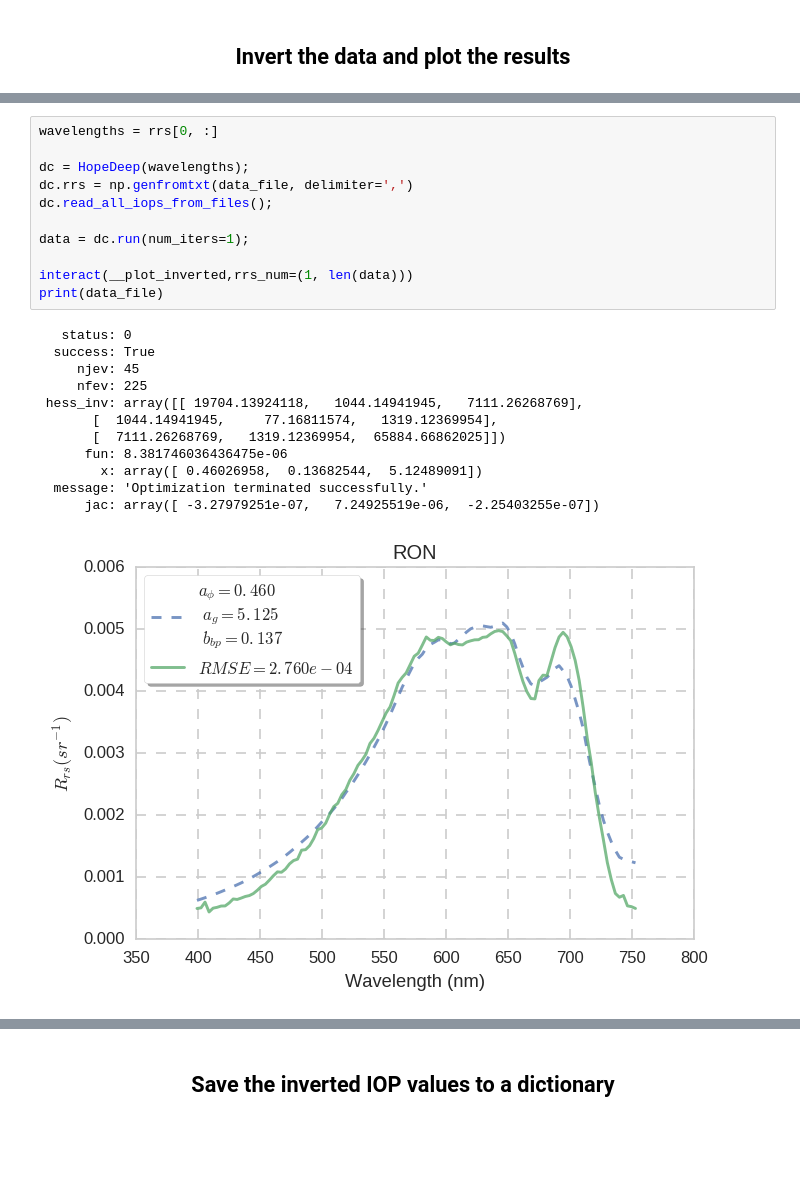
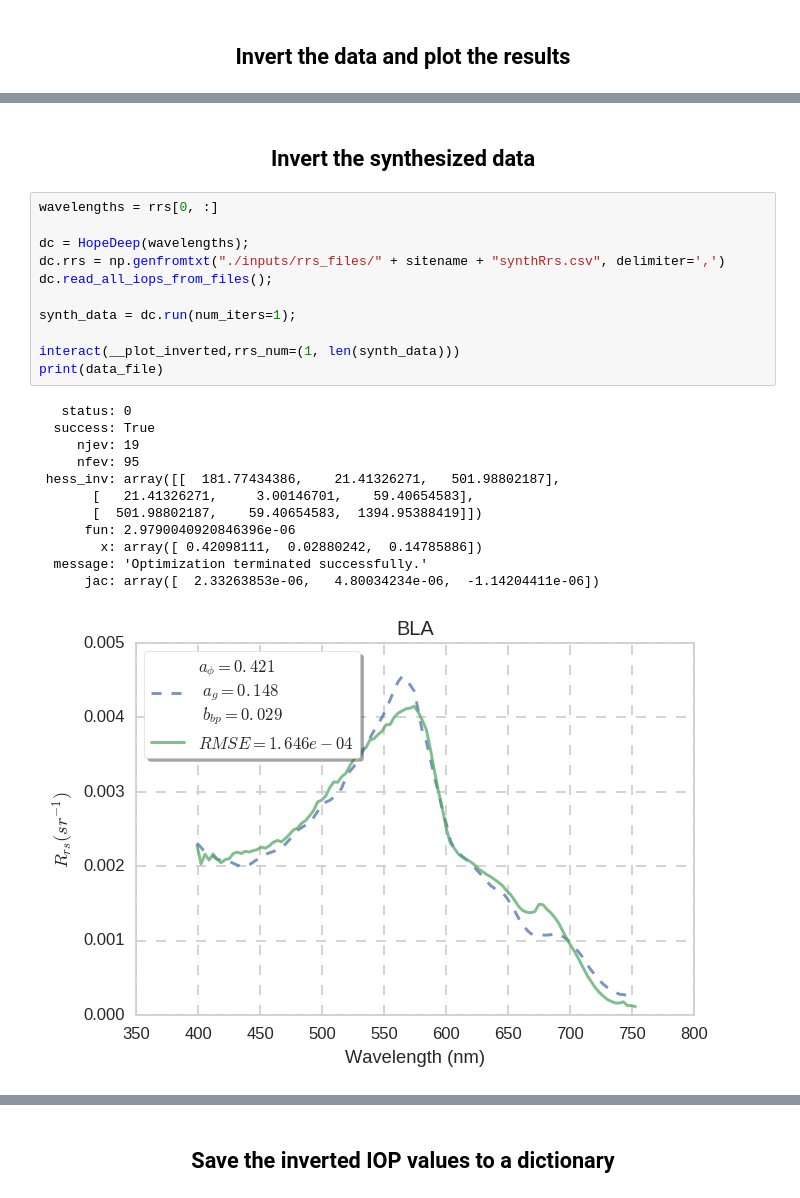
Before and after one commit to kiquetal/OO2016, a Jupyter notebook: notebooks/dalec_plot.ipynb, the cells around one changed output, grey strips where cells are left out. Drawn from its saved outputs; the diff is of its cells as text; blank space fills up the shorter version.

```diff
--- a/notebooks/dalec_plot.ipynb
+++ b/notebooks/dalec_plot.ipynb
@@ -254,27 +254,29 @@ print(data_file)
+# %% [markdown]
+<h2><center>Invert the synthesized data
 # %%
 wavelengths = rrs[0, :]
 
 dc = HopeDeep(wavelengths);
-dc.rrs = np.genfromtxt(data_file, delimiter=',')
+dc.rrs = np.genfromtxt("./inputs/rrs_files/" + sitename + "synthRrs.csv", delimiter=',')
 dc.read_all_iops_from_files();
 
-data = dc.run(num_iters=1);
+synth_data = dc.run(num_iters=1);
 
-interact(__plot_inverted,rrs_num=(1, len(data)))
+interact(__plot_inverted,rrs_num=(1, len(synth_data)))
 print(data_file)
 # %% [output]
    status: 0
   success: True
-     njev: 45
-     nfev: 225
- hess_inv: array([[ 19704.13924118,   1044.14941945,   7111.26268769],
-       [  1044.14941945,     77.16811574,   1319.12369954],
-       [  7111.26268769,   1319.12369954,  65884.66862025]])
-      fun: 8.381746036436475e-06
-        x: array([ 0.46026958,  0.13682544,  5.12489091])
+     njev: 19
+     nfev: 95
+ hess_inv: array([[  181.77434386,    21.41326271,   501.98802187],
+       [   21.41326271,     3.00146701,    59.40654583],
+       [  501.98802187,    59.40654583,  1394.95388419]])
+      fun: 2.9790040920846396e-06
+        x: array([ 0.42098111,  0.02880242,  0.14785886])
   message: 'Optimization terminated successfully.'
-      jac: array([ -3.27979251e-07,   7.24925519e-06,  -2.25403255e-07])
+      jac: array([  2.33263853e-06,   4.80034234e-06,  -1.14204411e-06])
-[figure, old version]
+[figure, new version]
 # %%
 def __plot_inverted(rrs_num=1):
 
```
Also changed, not shown: parts of 11 cells of this notebook, 1 other file.
